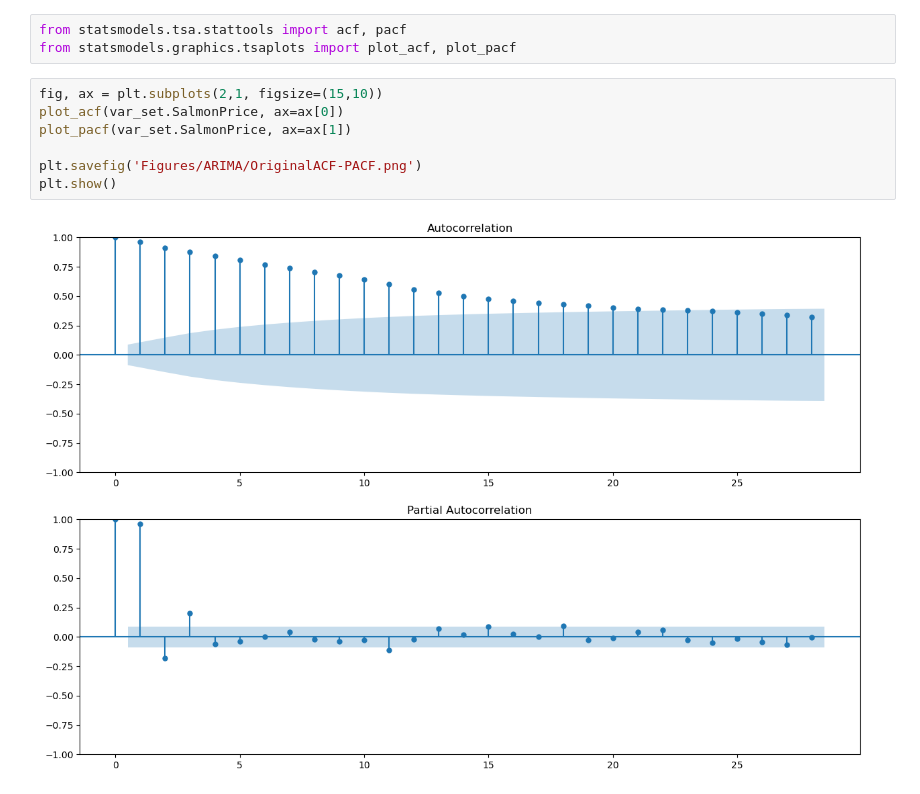
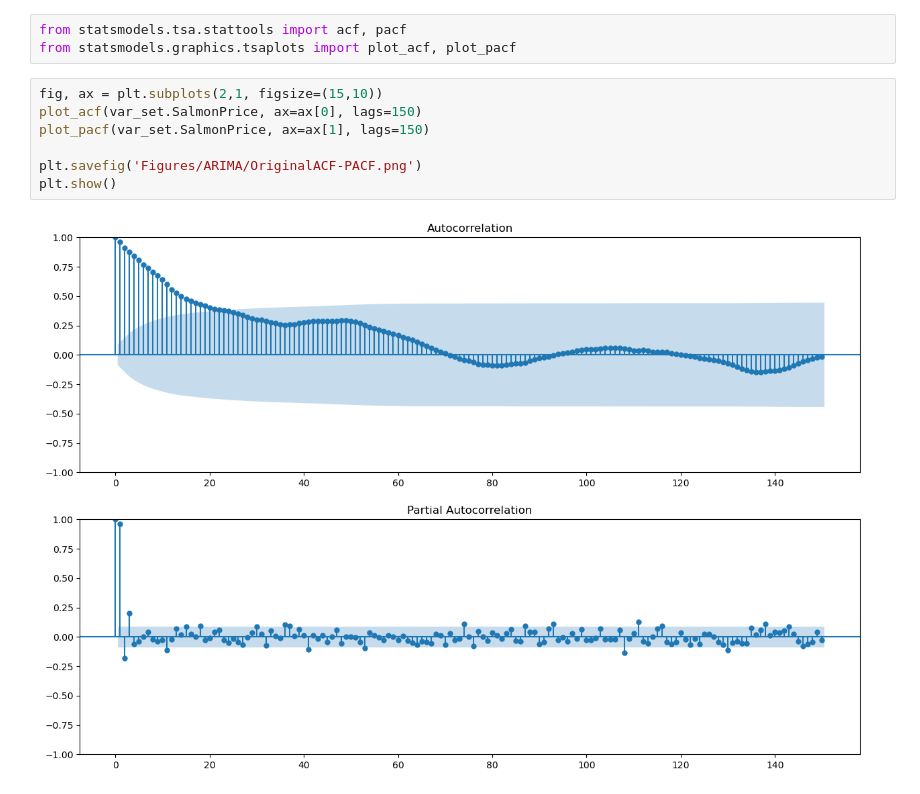
Before and after one commit to BachelorLaks/bachelor2023, a Jupyter notebook: data/ARIMA.ipynb, the cells around one changed output. Cells and saved outputs as stored; diff of their text form.

```diff
--- a/data/ARIMA.ipynb
+++ b/data/ARIMA.ipynb
@@ -57,10 +58,10 @@ from statsmodels.tsa.stattools import acf, pacf
 from statsmodels.graphics.tsaplots import plot_acf, plot_pacf
 # %%
 fig, ax = plt.subplots(2,1, figsize=(15,10))
-plot_acf(var_set.SalmonPrice, ax=ax[0])
-plot_pacf(var_set.SalmonPrice, ax=ax[1])
+plot_acf(var_set.SalmonPrice, ax=ax[0], lags=150)
+plot_pacf(var_set.SalmonPrice, ax=ax[1], lags=150)
 
 plt.savefig('Figures/ARIMA/OriginalACF-PACF.png')
 plt.show()
 # %% [output]
-[figure, old version]
+[figure, new version]
```
Also changed, not shown: parts of 2 cells of this notebook, 1 other file.
